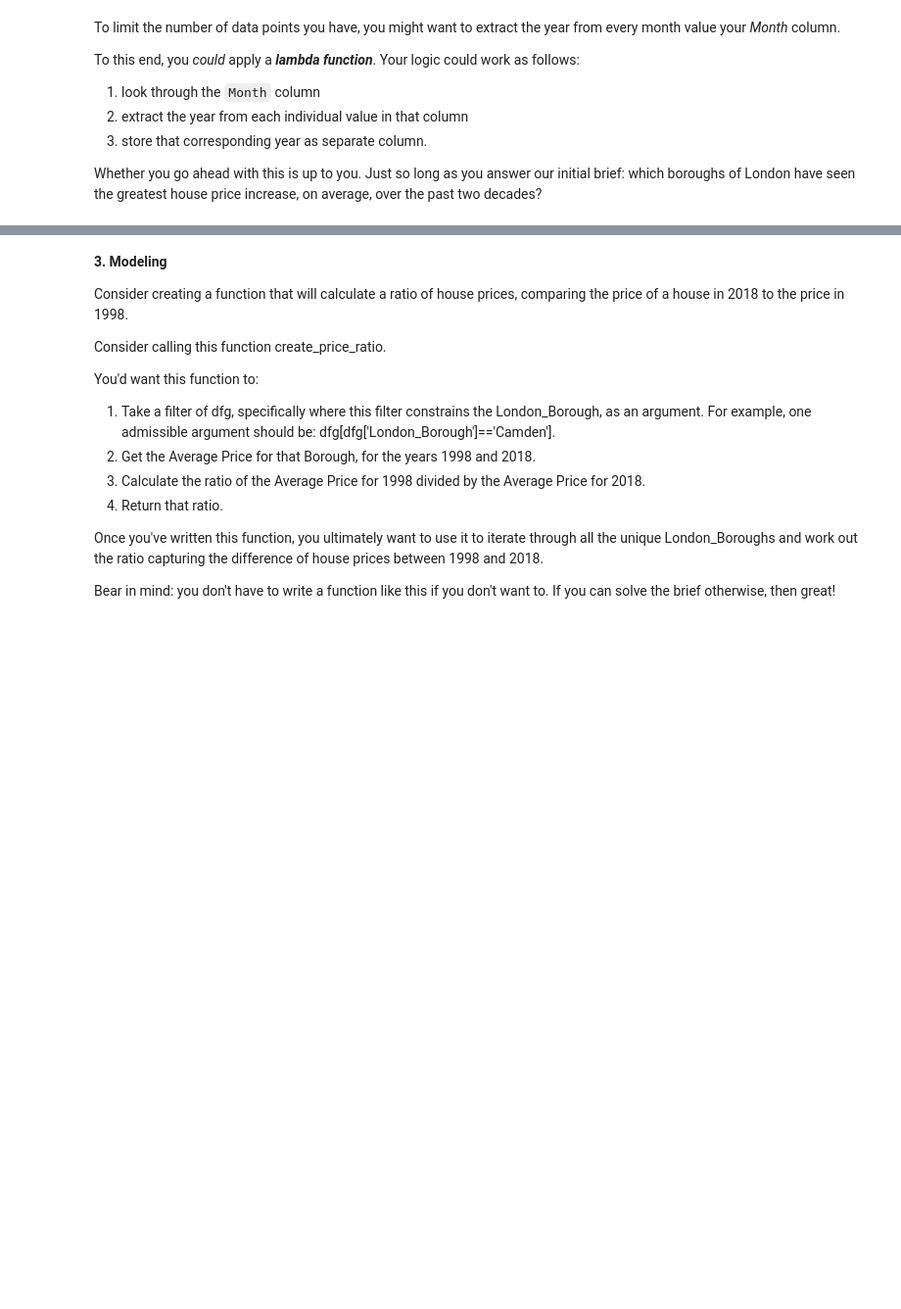
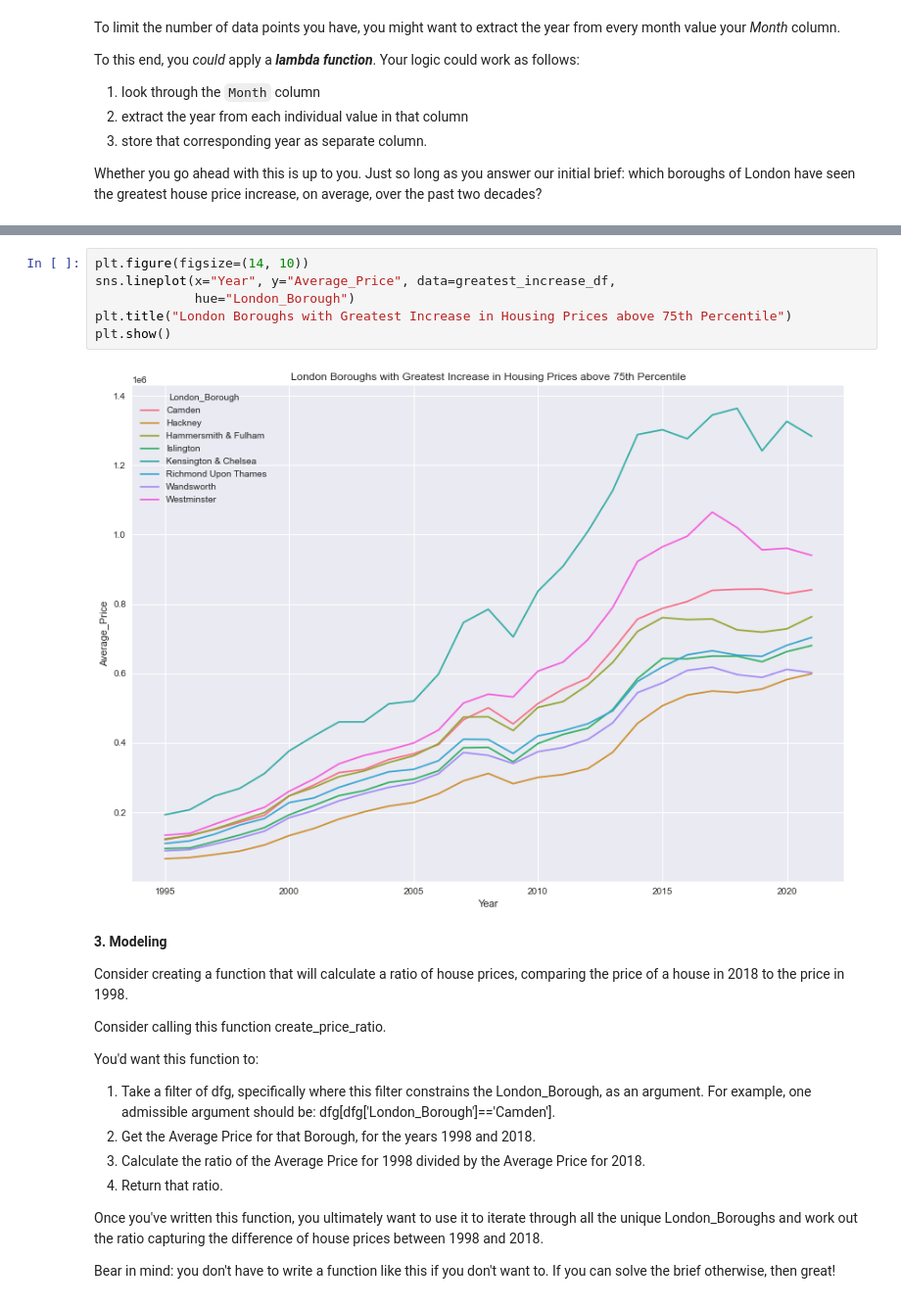
Before and after one commit to rcepedaraza/case-study---london-housing, a Jupyter notebook: london_housing.ipynb, the cells around one changed output, grey strips where cells are left out. Shown at 98% size. Drawn from its saved outputs; the diff is of its cells as text; blank space fills up the shorter version.

```diff
--- a/london_housing.ipynb
+++ b/london_housing.ipynb
@@ -249,3 +304,11 @@ Whether you go ahead with this is up to you. Just so long as you answer our init
+# %%
+plt.figure(figsize=(14, 10))
+sns.lineplot(x="Year", y="Average_Price", data=greatest_increase_df,
+             hue="London_Borough")
+plt.title("London Boroughs with Greatest Increase in Housing Prices above 75th Percentile")
+plt.show()
+# %% [output]
+[figure, added]
 # %% [markdown]
 **3. Modeling**
 
```
Also changed, not shown: parts of 11 cells of this notebook.
